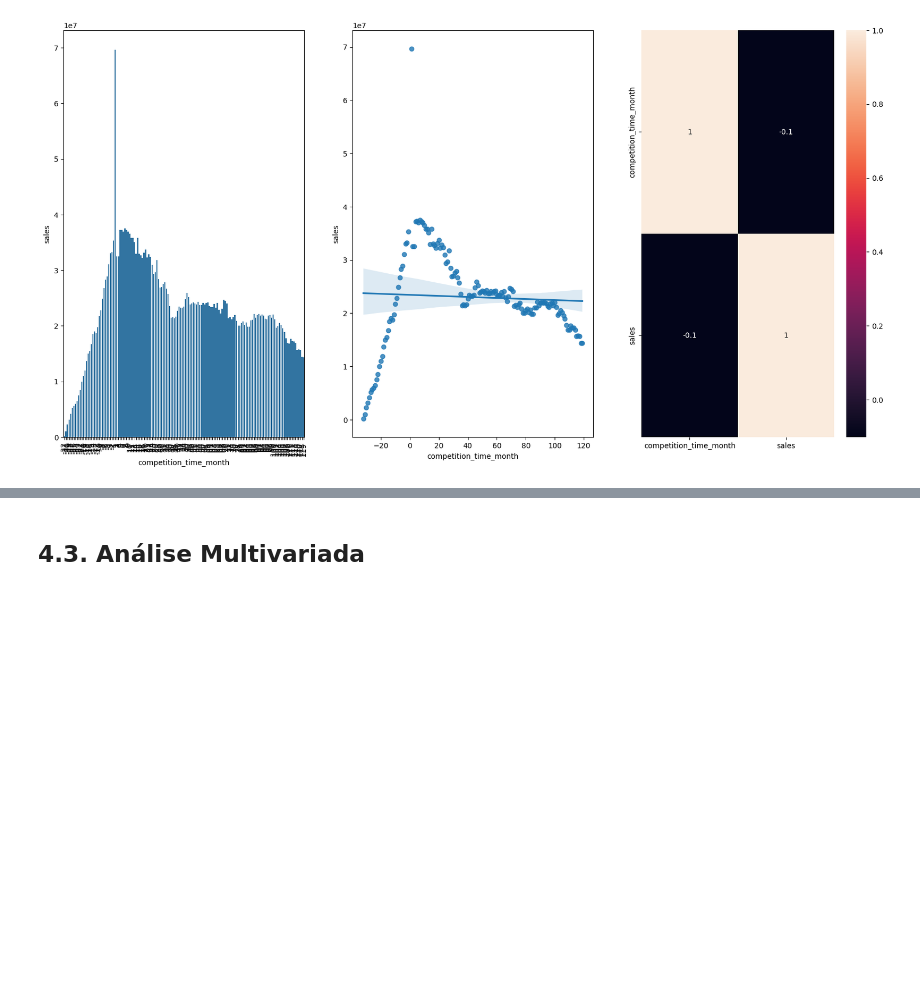
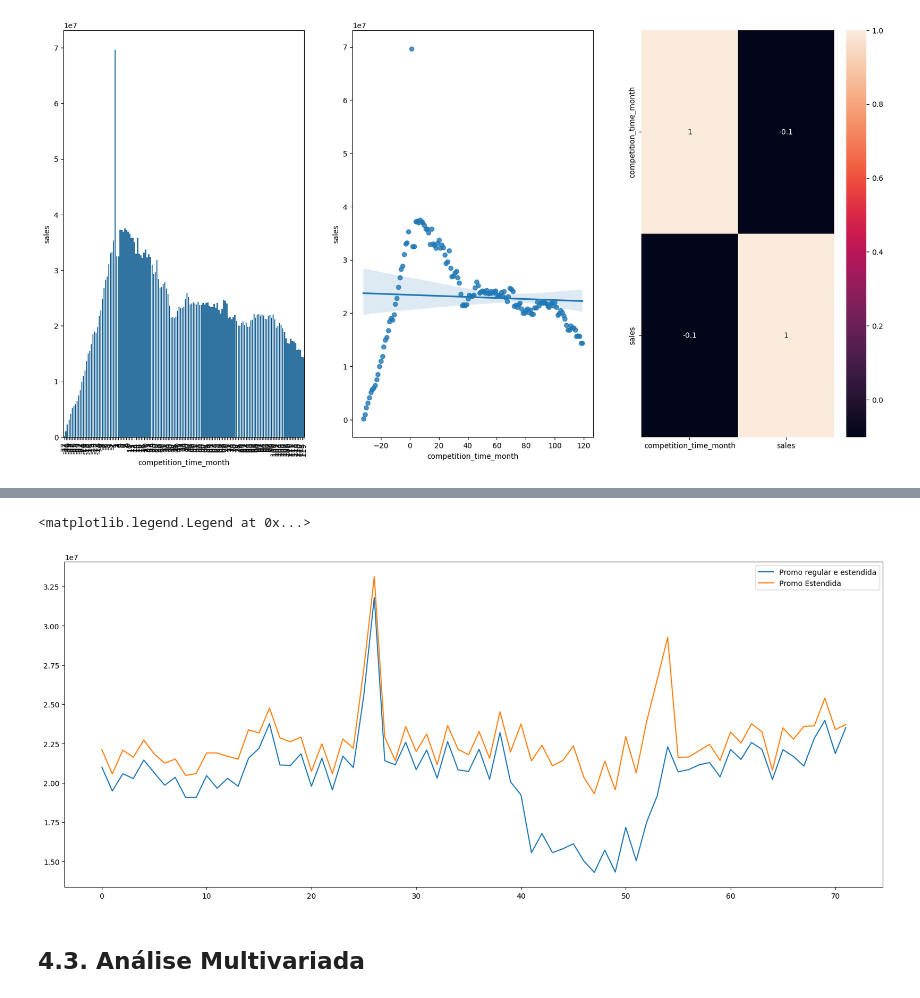
Before and after one commit to smaascarenhas/rossmann_sales_prediction, a Jupyter notebook: m04_v01_store_sales_prediction.ipynb, the cells around one changed output, grey strips where cells are left out. Drawn from its saved outputs; the diff is of its cells as text; code cells hidden in the pictures; blank space fills up the shorter version.

```diff
--- a/m04_v01_store_sales_prediction.ipynb
+++ b/m04_v01_store_sales_prediction.ipynb
@@ -469,2 +514,14 @@ sns.heatmap( df_aux1.corr( method='pearson'), annot=True );
+# %%
+
+df_aux1 = df4[( df4['promo'] == 1) & ( df4['promo2'] == 1)][['year_week', 'sales']].groupby( 'year_week' ).sum().reset_index()
+ax = df_aux1.plot(figsize=(20,8))
+
+df_aux2 = df4[( df4['promo'] == 1) & ( df4['promo2'] == 0)][['year_week', 'sales']].groupby( 'year_week' ).sum().reset_index()
+df_aux2.plot( figsize=(20,8), ax=ax )
+
+ax.legend( labels=['Promo regular e estendida', 'Promo Estendida'])
+# %% [output]
+<matplotlib.legend.Legend at 0x...>
+[figure, added]
 # %% [markdown]
 ## 4.3. Análise Multivariada
```
Also changed, not shown: parts of 7 cells of this notebook.
